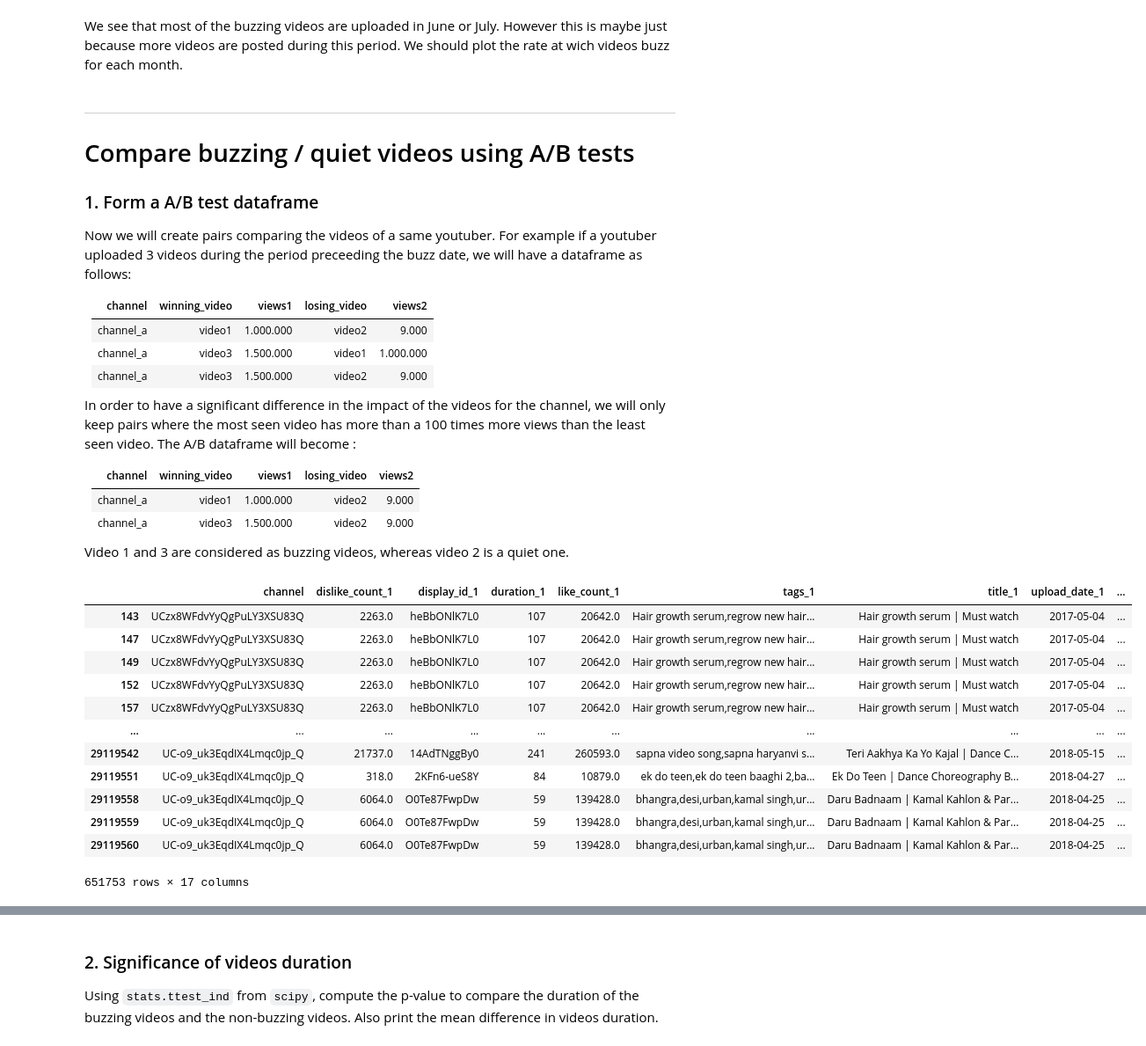
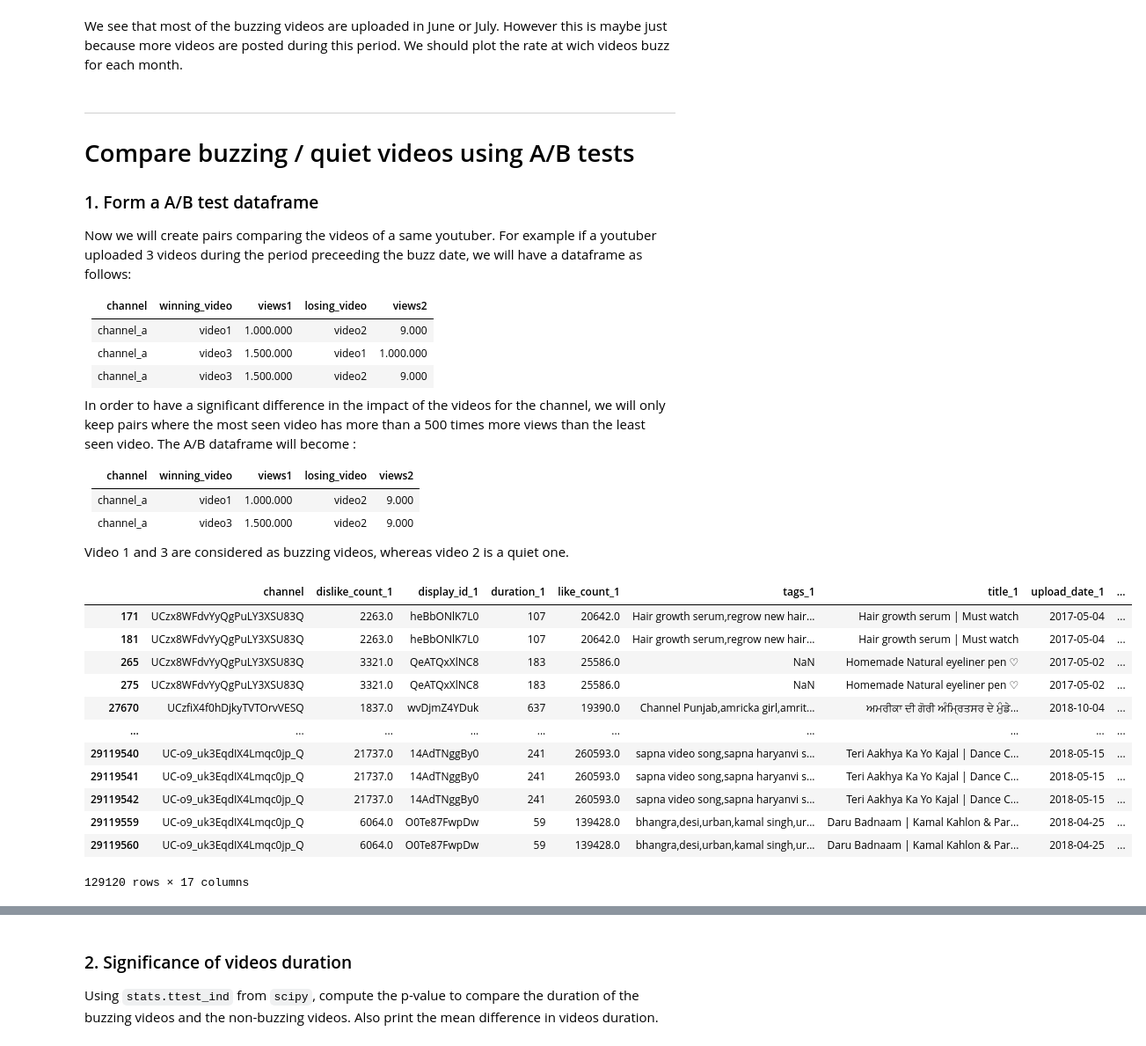
Before and after one commit to epfl-ada/ada-2022-project-croquemadame, a Jupyter notebook: P2.ipynb, the cells around one changed output, grey strips where cells are left out. Shown at 88% size. Drawn from its saved outputs; the diff is of its cells as text; code cells hidden in the pictures.

```diff
--- a/P2.ipynb
+++ b/P2.ipynb
@@ -208,7 +208,7 @@ Now we will create pairs comparing the videos of a same youtuber. For example if
 | channel_a | video3        | 1.500.000 | video1       | 1.000.000 |
 | channel_a | video3        | 1.500.000 | video2       | 9.000     |
 
-In order to have a significant difference in the impact of the videos for the channel, we will only keep pairs where the most seen video has more than a 100 times more views than the least seen video. The A/B dataframe will become :
+In order to have a significant difference in the impact of the videos for the channel, we will only keep pairs where the most seen video has more than a 500 times more views than the least seen video. The A/B dataframe will become :
 
 | channel   | winning_video | views1    | losing_video | views2  |
 |-----------|---------------|-----------|--------------|---------|
@@ -218,19 +218,19 @@ In order to have a significant difference in the impact of the videos for the ch
 Video 1 and 3 are considered as buzzing videos, whereas video 2 is a quiet one.
 # %%
 AB_videos = pd.merge(buzz_videos, buzz_videos, on='channel', suffixes=('_1','_2'))
-AB_videos = AB_videos[(AB_videos['view_count_1'] > 100*AB_videos['view_count_2'])]
+AB_videos = AB_videos[(AB_videos['view_count_1'] > 500*AB_videos['view_count_2'])]
 AB_videos
 # %% [output]
 |  | channel | dislike_count_1 | display_id_1 | duration_1 | like_count_1 | tags_1 | title_1 | upload_date_1 | ... |
-| 143 | UCzx8WFdvYyQgPuLY3XSU83Q | 2263.0 | heBbONlK7L0 | 107 | 20642.0 | Hair growth serum,regrow new hair... | Hair growth serum | Must watch | 2017-05-04 | ... |
-| 147 | UCzx8WFdvYyQgPuLY3XSU83Q | 2263.0 | heBbONlK7L0 | 107 | 20642.0 | Hair growth serum,regrow new hair... | Hair growth serum | Must watch | 2017-05-04 | ... |
-| 149 | UCzx8WFdvYyQgPuLY3XSU83Q | 2263.0 | heBbONlK7L0 | 107 | 20642.0 | Hair growth serum,regrow new hair... | Hair growth serum | Must watch | 2017-05-04 | ... |
-| 152 | UCzx8WFdvYyQgPuLY3XSU83Q | 2263.0 | heBbONlK7L0 | 107 | 20642.0 | Hair growth serum,regrow new hair... | Hair growth serum | Must watch | 2017-05-04 | ... |
-| 157 | UCzx8WFdvYyQgPuLY3XSU83Q | 2263.0 | heBbONlK7L0 | 107 | 20642.0 | Hair growth serum,regrow new hair... | Hair growth serum | Must watch | 2017-05-04 | ... |
+| 171 | UCzx8WFdvYyQgPuLY3XSU83Q | 2263.0 | heBbONlK7L0 | 107 | 20642.0 | Hair growth serum,regrow new hair... | Hair growth serum | Must watch | 2017-05-04 | ... |
+| 181 | UCzx8WFdvYyQgPuLY3XSU83Q | 2263.0 | heBbONlK7L0 | 107 | 20642.0 | Hair growth serum,regrow new hair... | Hair growth serum | Must watch | 2017-05-04 | ... |
+| 265 | UCzx8WFdvYyQgPuLY3XSU83Q | 3321.0 | QeATQxXlNC8 | 183 | 25586.0 | NaN | Homemade Natural eyeliner pen ♡ | 2017-05-02 | ... |
+| 275 | UCzx8WFdvYyQgPuLY3XSU83Q | 3321.0 | QeATQxXlNC8 | 183 | 25586.0 | NaN | Homemade Natural eyeliner pen ♡ | 2017-05-02 | ... |
+| 27670 | UCzfiX4f0hDjkyTVTOrvVESQ | 1837.0 | wvDjmZ4YDuk | 637 | 19390.0 | Channel Punjab,amricka girl,amrit... | ਅਮਰੀਕਾ ਦੀ ਗੋਰੀ ਅੰਮ੍ਰਿਤਸਰ ਦੇ ਮੁੰਡੇ... | 2018-10-04 | ... |
 | ... | ... | ... | ... | ... | ... | ... | ... | ... | ... |
+| 29119540 | UC-o9_uk3EqdIX4Lmqc0jp_Q | 21737.0 | 14AdTNggBy0 | 241 | 260593.0 | sapna video song,sapna haryanvi s... | Teri Aakhya Ka Yo Kajal | Dance C... | 2018-05-15 | ... |
+| 29119541 | UC-o9_uk3EqdIX4Lmqc0jp_Q | 21737.0 | 14AdTNggBy0 | 241 | 260593.0 | sapna video song,sapna haryanvi s... | Teri Aakhya Ka Yo Kajal | Dance C... | 2018-05-15 | ... |
 | 29119542 | UC-o9_uk3EqdIX4Lmqc0jp_Q | 21737.0 | 14AdTNggBy0 | 241 | 260593.0 | sapna video song,sapna haryanvi s... | Teri Aakhya Ka Yo Kajal | Dance C... | 2018-05-15 | ... |
-| 29119551 | UC-o9_uk3EqdIX4Lmqc0jp_Q | 318.0 | 2KFn6-ueS8Y | 84 | 10879.0 | ek do teen,ek do teen baaghi 2,ba... | Ek Do Teen | Dance Choreography B... | 2018-04-27 | ... |
-| 29119558 | UC-o9_uk3EqdIX4Lmqc0jp_Q | 6064.0 | O0Te87FwpDw | 59 | 139428.0 | bhangra,desi,urban,kamal singh,ur... | Daru Badnaam | Kamal Kahlon & Par... | 2018-04-25 | ... |
 | 29119559 | UC-o9_uk3EqdIX4Lmqc0jp_Q | 6064.0 | O0Te87FwpDw | 59 | 139428.0 | bhangra,desi,urban,kamal singh,ur... | Daru Badnaam | Kamal Kahlon & Par... | 2018-04-25 | ... |
 | 29119560 | UC-o9_uk3EqdIX4Lmqc0jp_Q | 6064.0 | O0Te87FwpDw | 59 | 139428.0 | bhangra,desi,urban,kamal singh,ur... | Daru Badnaam | Kamal Kahlon & Par... | 2018-04-25 | ... |
-651753 rows × 17 columns
+129120 rows × 17 columns
```
Also changed, not shown: parts of 5 cells of this notebook.
